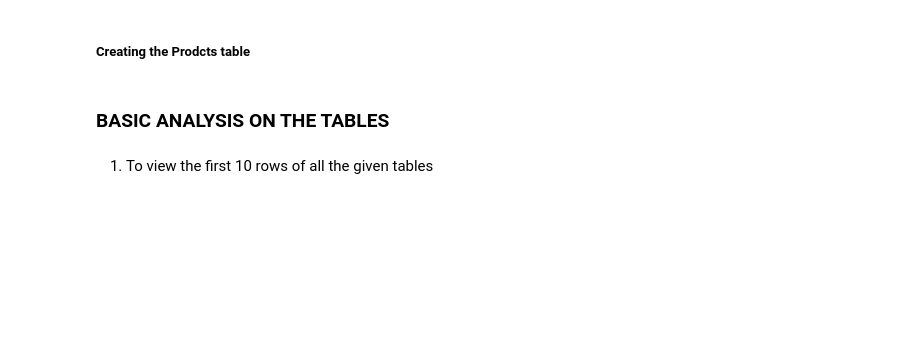
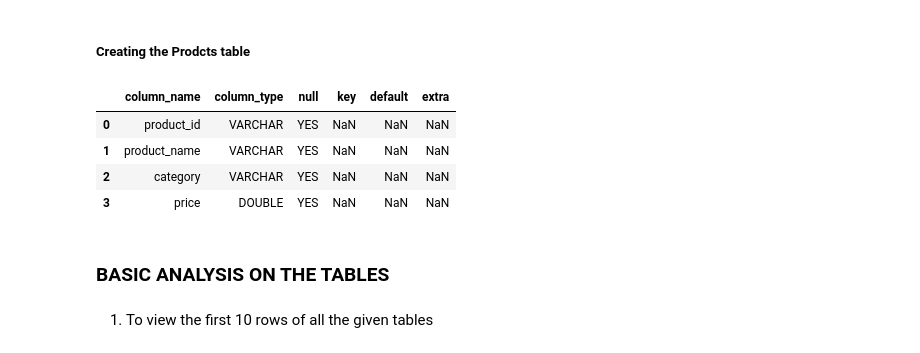
Before and after one commit to iamhwkchn/analysis_dckdb, a Jupyter notebook: analysis_final.ipynb, the cells around one changed output. Cells and saved outputs as stored; diff of their text form; code cells hidden in the pictures; blank space fills up the shorter version.

```diff
--- a/analysis_final.ipynb
+++ b/analysis_final.ipynb
@@ -33,7 +50,13 @@ df_user = conn.execute("""
   CREATE TABLE products AS SELECT * FROM read_parquet('merged/products_merged.parquet')
 """)
 # %%
-conn.execute(" EXPLAIN products")
+conn.execute(" DESCRIBE products").df()
+# %% [output]
+|  | column_name | column_type | null | key | default | extra |
+| 0 | product_id | VARCHAR | YES | NaN | NaN | NaN |
+| 1 | product_name | VARCHAR | YES | NaN | NaN | NaN |
+| 2 | category | VARCHAR | YES | NaN | NaN | NaN |
+| 3 | price | DOUBLE | YES | NaN | NaN | NaN |
 # %% [markdown]
 <h3> BASIC ANALYSIS ON THE TABLES </h3>
 # %% [markdown]
```
Also changed, not shown: parts of 10 cells of this notebook, 1 other file.
